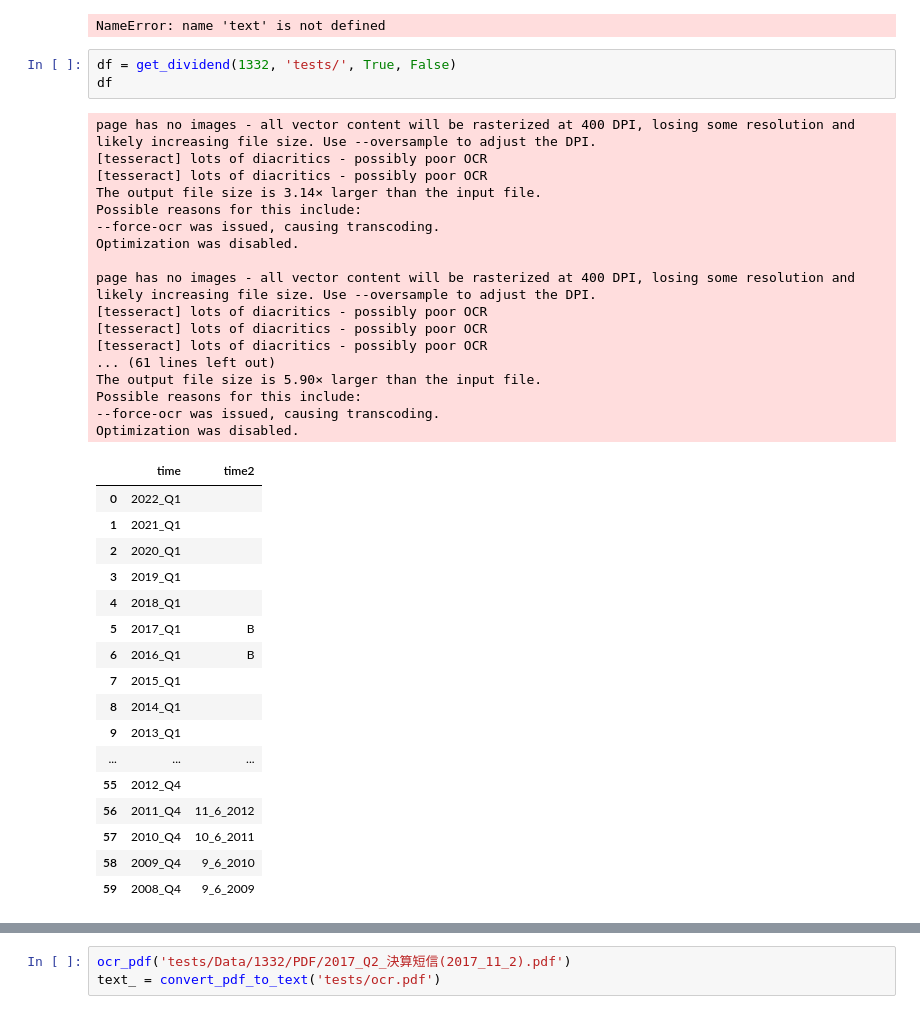
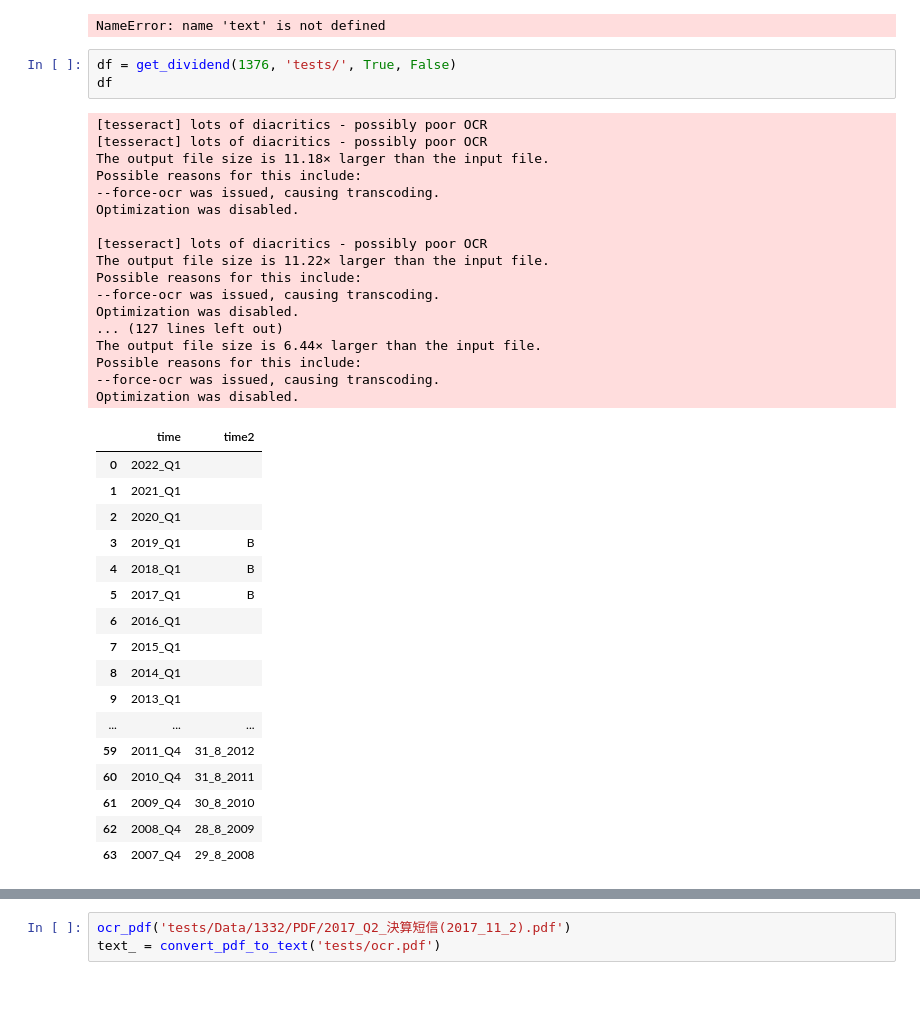
Before and after one commit to ngoxuanphong/Crawl_buffett, a Jupyter notebook: test_dividend.ipynb, the cells around one changed output, grey strips where cells are left out. Drawn from its saved outputs; the diff is of its cells as text.

Commit message:
them get_table

```diff
--- a/test_dividend.ipynb
+++ b/test_dividend.ipynb
@@ -42,43 +42,43 @@ text[text.find('四半期報告書提出予定日') + 11] == '\n'
 # %% [output]
 NameError: name 'text' is not defined
 # %%
-df = get_dividend(1332, 'tests/', True, False)
+df = get_dividend(1376, 'tests/', True, False)
 df
 # %% [output]
-page has no images - all vector content will be rasterized at 400 DPI, losing some resolution and likely increasing file size. Use --oversample to adjust the DPI.
 [tesseract] lots of diacritics - possibly poor OCR
 [tesseract] lots of diacritics - possibly poor OCR
-The output file size is 3.14× larger than the input file.
+The output file size is 11.18× larger than the input file.
 Possible reasons for this include:
 --force-ocr was issued, causing transcoding.
 Optimization was disabled.
 
-page has no images - all vector content will be rasterized at 400 DPI, losing some resolution and likely increasing file size. Use --oversample to adjust the DPI.
 [tesseract] lots of diacritics - possibly poor OCR
-[tesseract] lots of diacritics - possibly poor OCR
-[tesseract] lots of diacritics - possibly poor OCR
-... (61 lines left out)
-The output file size is 5.90× larger than the input file.
+The output file size is 11.22× larger than the input file.
 Possible reasons for this include:
 --force-ocr was issued, causing transcoding.
 Optimization was disabled.
+... (127 lines left out)
+The output file size is 6.44× larger than the input file.
+Possible reasons for this include:
+--force-ocr was issued, causing transcoding.
+Optimization was disabled.
 |  | time | time2 |
 | 0 | 2022_Q1 |  |
 | 1 | 2021_Q1 |  |
 | 2 | 2020_Q1 |  |
-| 3 | 2019_Q1 |  |
-| 4 | 2018_Q1 |  |
+| 3 | 2019_Q1 | B |
+| 4 | 2018_Q1 | B |
 | 5 | 2017_Q1 | B |
-| 6 | 2016_Q1 | B |
+| 6 | 2016_Q1 |  |
 | 7 | 2015_Q1 |  |
 | 8 | 2014_Q1 |  |
 | 9 | 2013_Q1 |  |
 | ... | ... | ... |
-| 55 | 2012_Q4 |  |
-| 56 | 2011_Q4 | 11_6_2012 |
-| 57 | 2010_Q4 | 10_6_2011 |
-| 58 | 2009_Q4 | 9_6_2010 |
-| 59 | 2008_Q4 | 9_6_2009 |
+| 59 | 2011_Q4 | 31_8_2012 |
+| 60 | 2010_Q4 | 31_8_2011 |
+| 61 | 2009_Q4 | 30_8_2010 |
+| 62 | 2008_Q4 | 28_8_2009 |
+| 63 | 2007_Q4 | 29_8_2008 |
 # %%
 df
 # %% [output]
```
Also changed, not shown: parts of 2 cells of this notebook, 3 other files.
